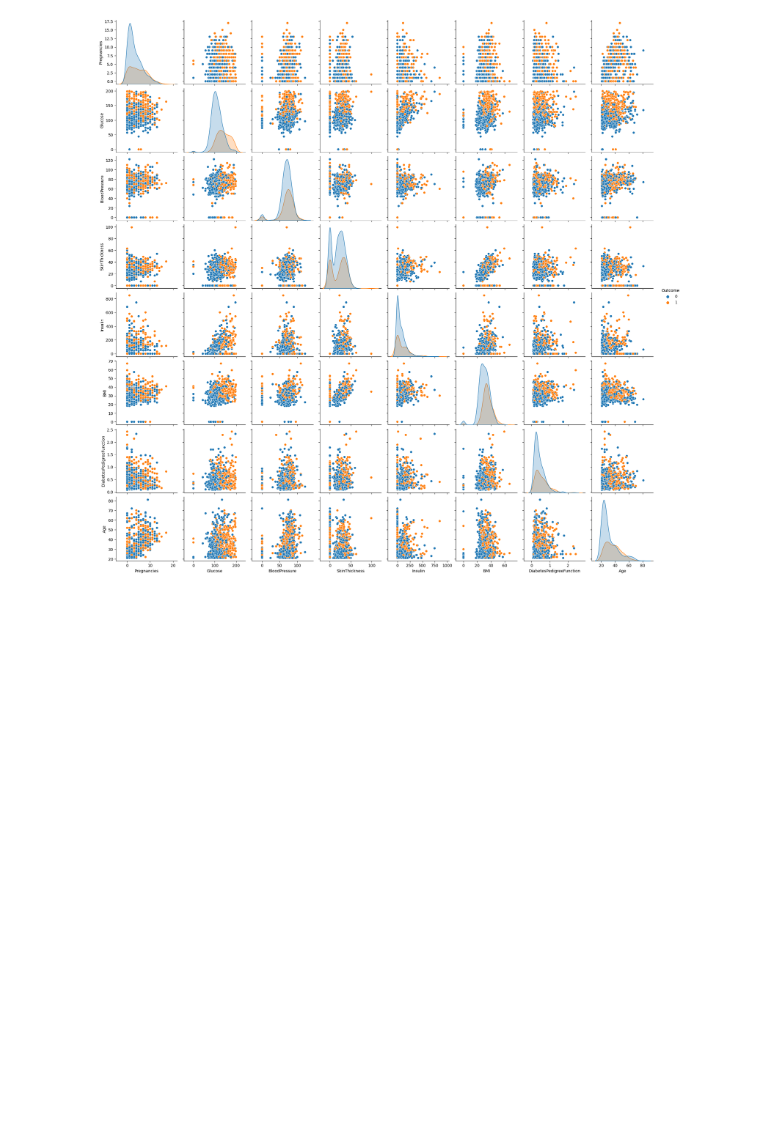
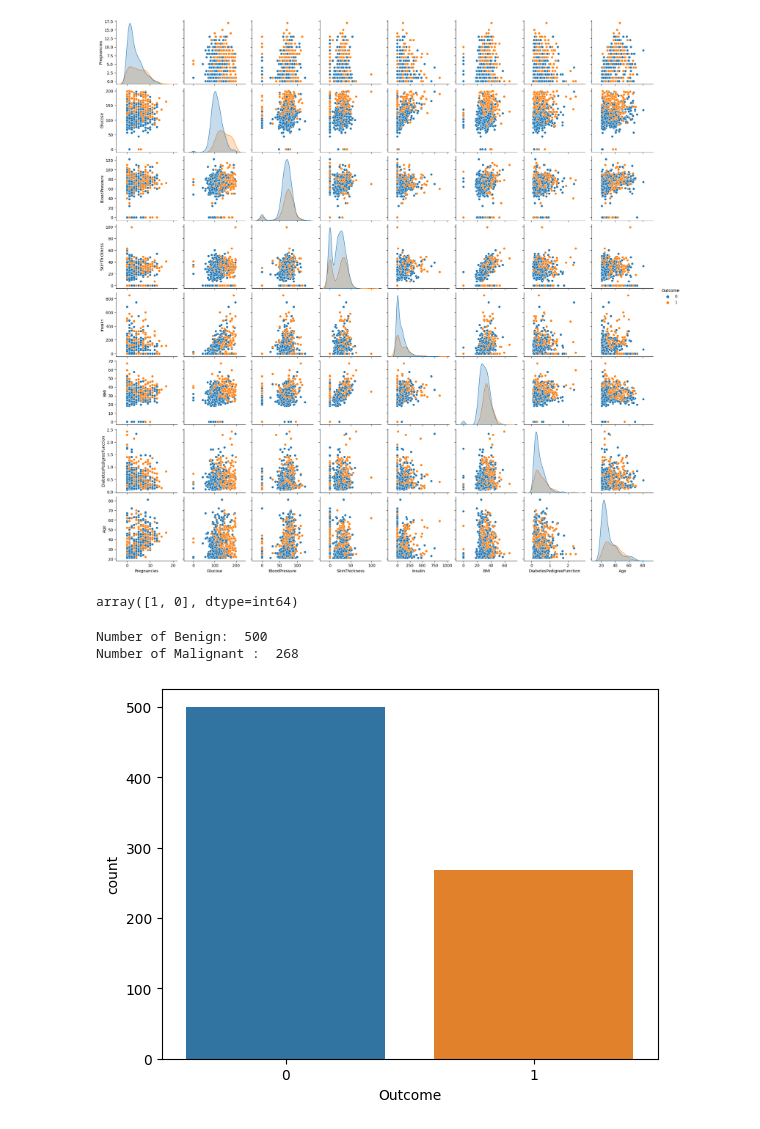
Before and after one commit to leslie-zi-pan/diabetes-prediction, a Jupyter notebook: notebooks/1.0-lp-data-exploration.ipynb, the cells around one changed output. Drawn from its saved outputs; the diff is of its cells as text; code cells hidden in the pictures; blank space fills up the shorter version.

Commit message:
Update visualising notebook

```diff
--- a/notebooks/1.0-lp-data-exploration.ipynb
+++ b/notebooks/1.0-lp-data-exploration.ipynb
@@ -56,3 +53,16 @@ sns.pairplot(data, hue="Outcome", height=2.5)
 # %% [output]
 <seaborn.axisgrid.PairGrid at 0x...>
 [figure]
+# %%
+data.Outcome.unique()
+# %% [output]
+array([1, 0], dtype=int64)
+# %%
+sns.countplot(x='Outcome', data=data, label="Count")
+B, M = data.Outcome.value_counts()
+print('Number of Benign: ',B)
+print('Number of Malignant : ',M)
+# %% [output]
+Number of Benign:  500
+Number of Malignant :  268
+[figure, added]
```
Also changed, not shown: parts of 8 cells of this notebook.
